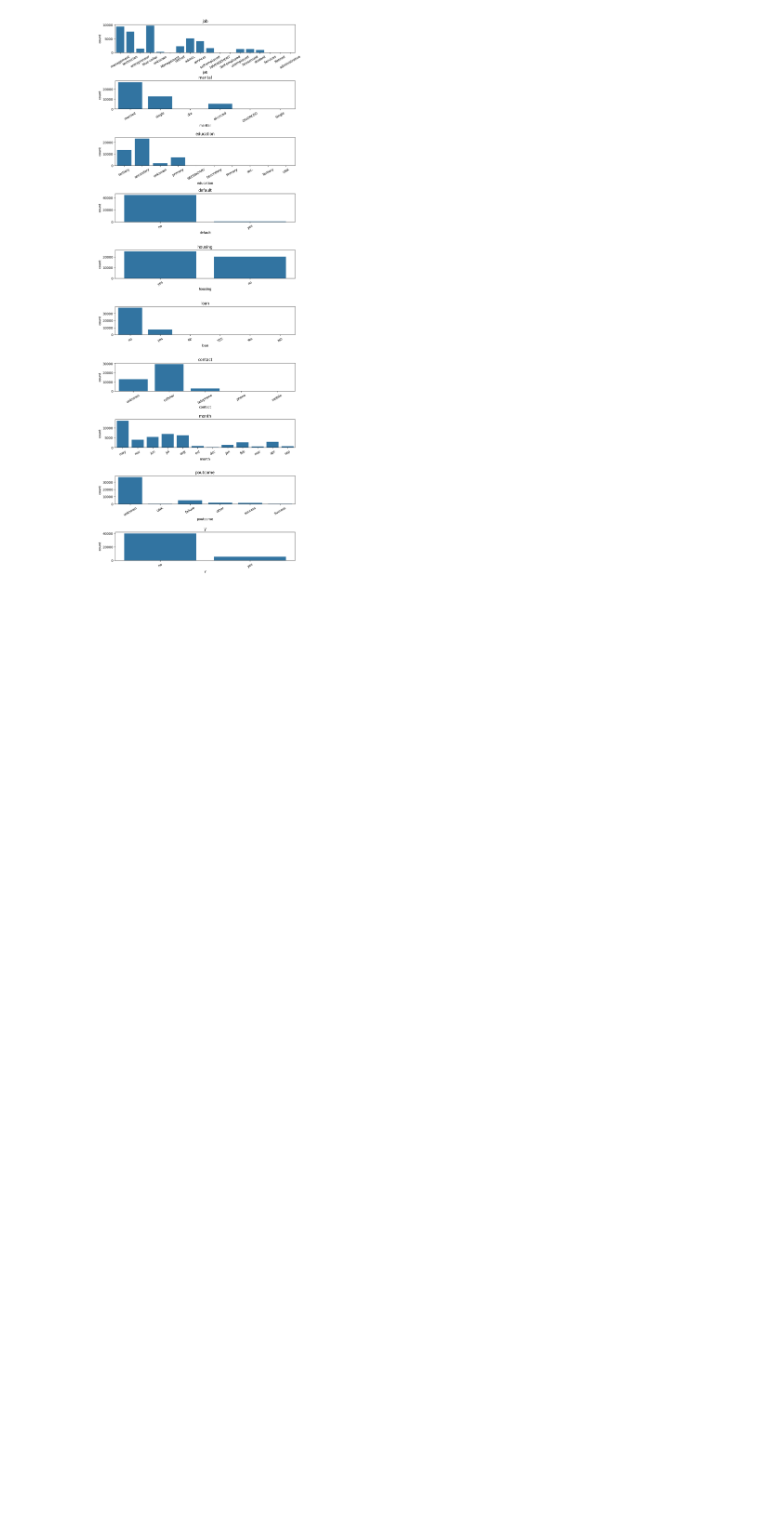
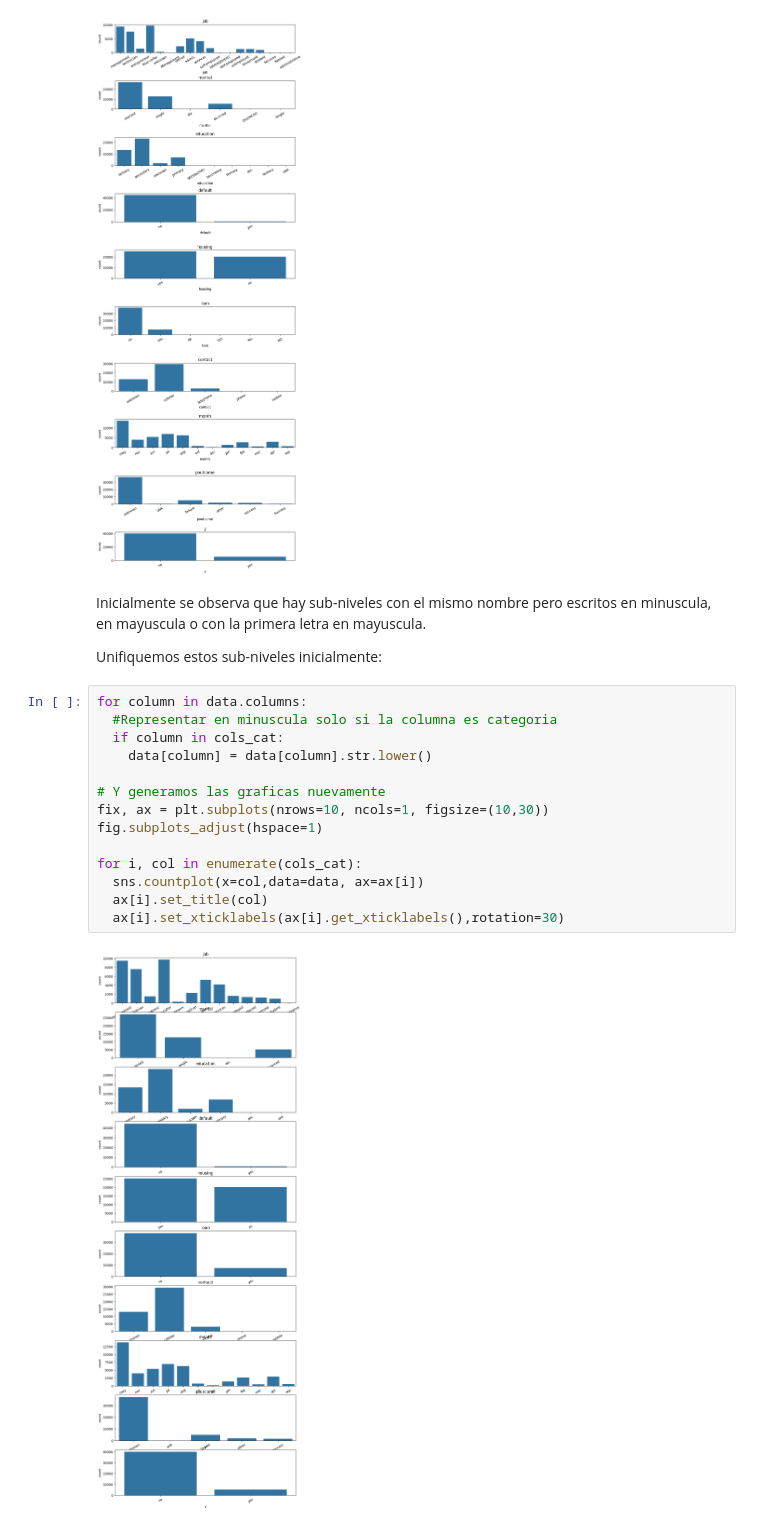
Before and after one commit to LPaolaDuarte/Talento-tech, a Jupyter notebook: TUTORIAL_LIMPIEZA_DE_DATOS_CON_PYTHON_Y_PANDAS.ipynb, the cells around one changed output. Drawn from its saved outputs; the diff is of its cells as text; blank space fills up the shorter version.

```diff
--- a/TUTORIAL_LIMPIEZA_DE_DATOS_CON_PYTHON_Y_PANDAS.ipynb
+++ b/TUTORIAL_LIMPIEZA_DE_DATOS_CON_PYTHON_Y_PANDAS.ipynb
@@ -317,3 +317,23 @@ for i, col in enumerate(cols_cat):
   ax[i].set_xticklabels(ax[i].get_xticklabels(),rotation=30)
 # %% [output]
 [figure]
+# %% [markdown]
+Inicialmente se observa que hay sub-niveles con el mismo nombre pero escritos en minuscula, en mayuscula o con la primera letra en mayuscula.
+
+Unifiquemos estos sub-niveles inicialmente:
+# %%
+for column in data.columns:
+  #Representar en minuscula solo si la columna es categoria
+  if column in cols_cat:
+    data[column] = data[column].str.lower()
+
+# Y generamos las graficas nuevamente
+fix, ax = plt.subplots(nrows=10, ncols=1, figsize=(10,30))
+fig.subplots_adjust(hspace=1)
+
+for i, col in enumerate(cols_cat):
+  sns.countplot(x=col,data=data, ax=ax[i])
+  ax[i].set_title(col)
+  ax[i].set_xticklabels(ax[i].get_xticklabels(),rotation=30)
+# %% [output]
+[figure, added]
```
Also changed, not shown: parts of 1 cell of this notebook.
